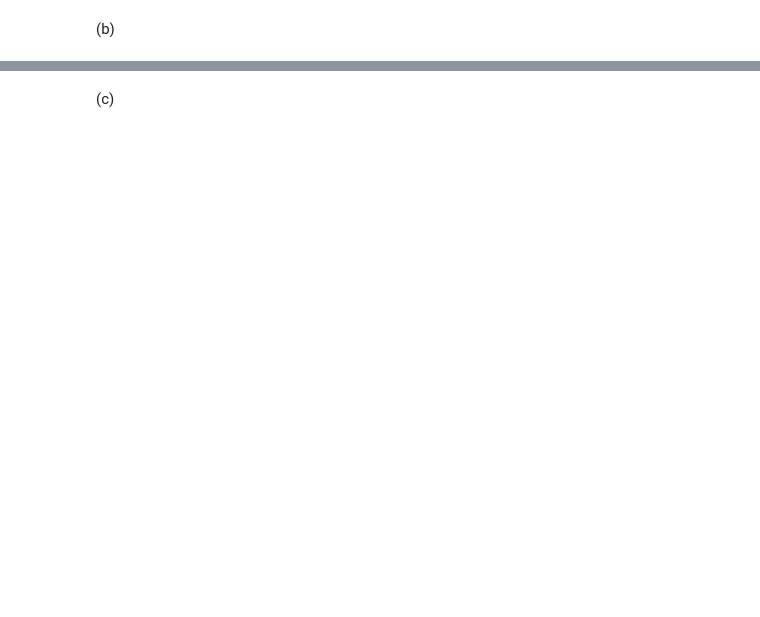
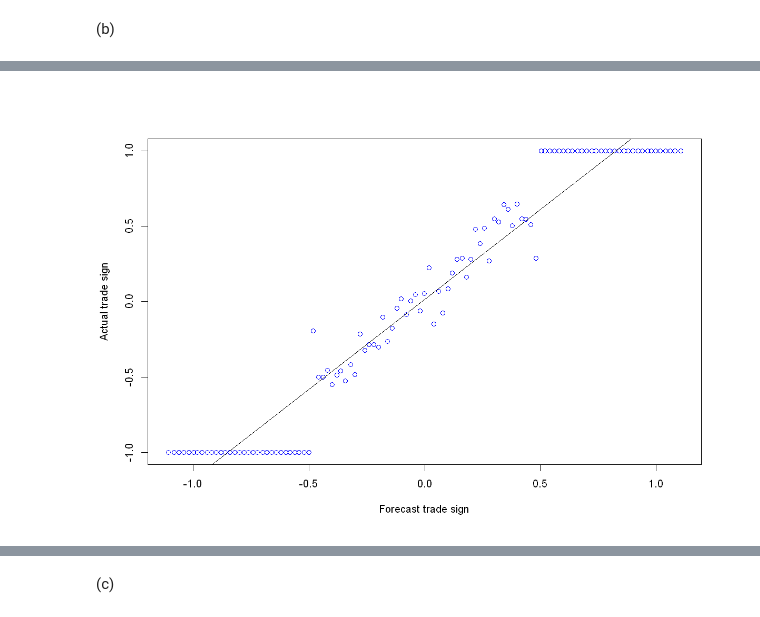
Before and after one commit to gjimzhou/MTH9879-Market-Microstructure-Models, a Jupyter notebook: 9879HW7_Junliang_Zhou.ipynb, the cells around one changed output, grey strips where cells are left out. Saved outputs shown, nothing was run; the diff lists cells and outputs as text; code cells hidden in the pictures; blank space fills up the shorter version.

```diff
--- a/9879HW7_Junliang_Zhou.ipynb
+++ b/9879HW7_Junliang_Zhou.ipynb
@@ -235,2 +269,19 @@ Order selected 17  sigma^2 estimated as  0.6969
 # %% [markdown]
 (b)
+# %%
+# Setup parameters for range from -1.15 to 1.15 by 0.02
+bins <- seq(-1.15,1.15,by=0.02)
+len <- length(bins)
+
+meanActual <- 1:len
+meanForecast <- 1:len
+
+# Get mean of actual and forecast for each bin
+for (i in 1:len) {
+    meanActual[i] <- mean(tradeSigns[forecasts>bins[i] & forecasts<bins[i+1]])
+    meanForecast[i] <- mean(forecasts[forecasts>bins[i] & forecasts<bins[i+1]])
+}
+
+# Fit linear model
+fit <- lm(meanActual ~ meanForecast)
+summary(fit)
@@ -236,0 +307,6 @@ Order selected 17  sigma^2 estimated as  0.6969
+# %%
+# Plot
+plot(meanForecast, meanActual, col="blue", xlab="Forecast trade sign", ylab="Actual trade sign")
+abline(fit)
+# %% [output]
+[figure, added]
```
Also changed, not shown: parts of 9 cells of this notebook.
